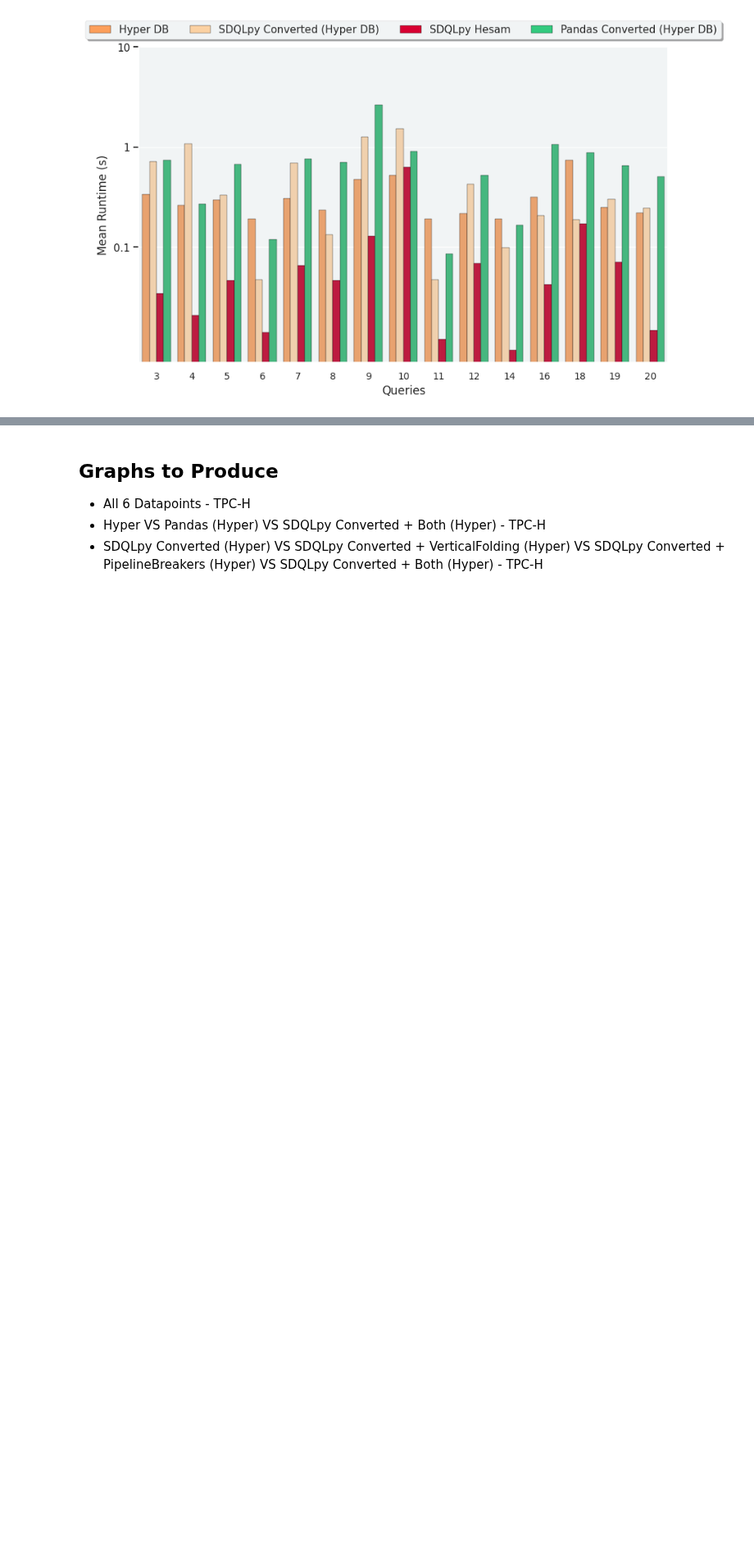
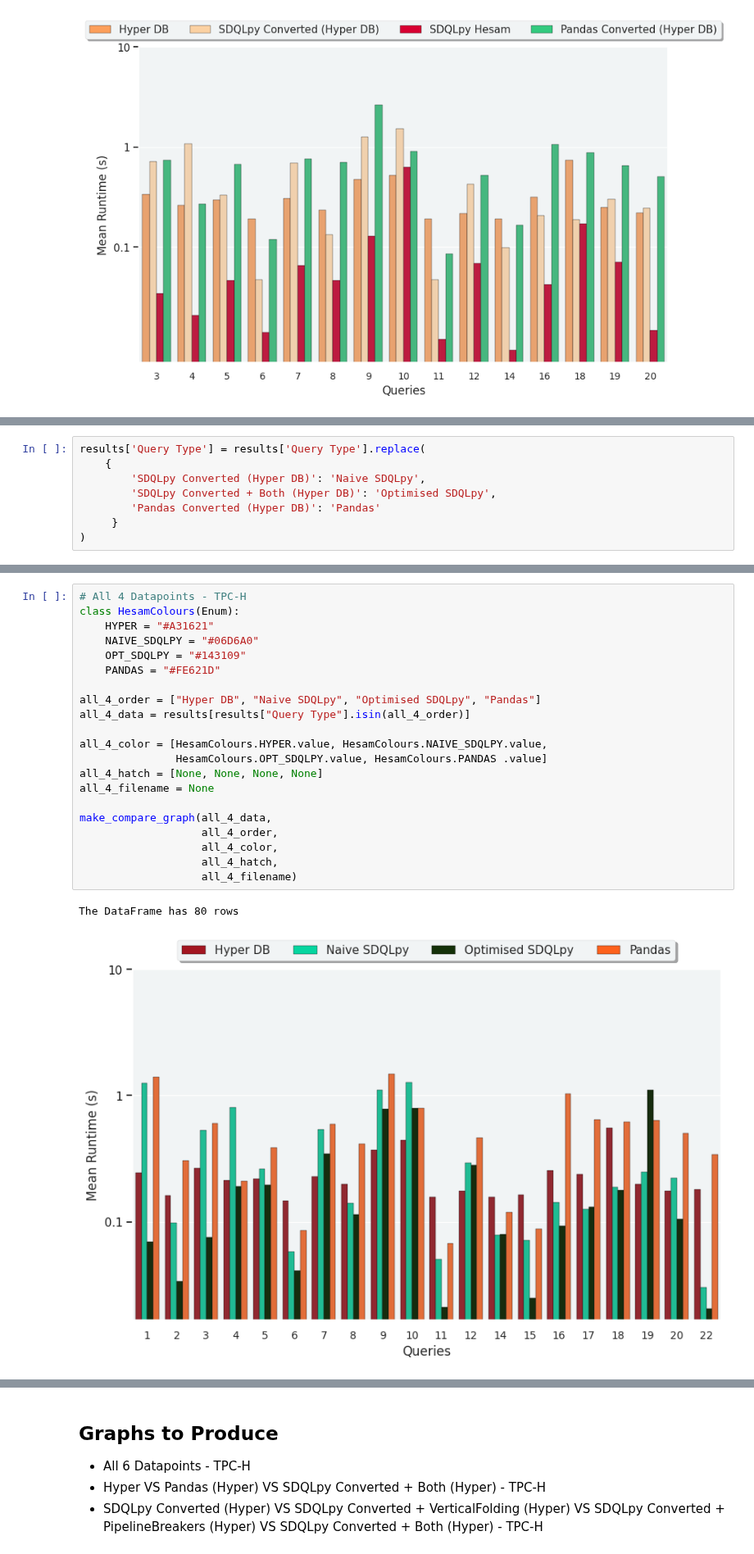
Before and after one commit to groegercesg/QueryBridge, a Jupyter notebook: benchmarking/notebooks/year2_analysis.ipynb, the cells around one changed output, grey strips where cells are left out. Shown at 82% size. Saved outputs shown, nothing was run; the diff lists cells and outputs as text; blank space fills up the shorter version.

```diff
--- a/benchmarking/notebooks/year2_analysis.ipynb
+++ b/benchmarking/notebooks/year2_analysis.ipynb
@@ -216,0 +221,8 @@ The DataFrame has 60 rows
+# %%
+results['Query Type'] = results['Query Type'].replace(
+    {
+        'SDQLpy Converted (Hyper DB)': 'Naive SDQLpy',
+        'SDQLpy Converted + Both (Hyper DB)': 'Optimised SDQLpy',
+        'Pandas Converted (Hyper DB)': 'Pandas'
+     }
+)
@@ -216,0 +245,24 @@ The DataFrame has 60 rows
+# %%
+# All 4 Datapoints - TPC-H
+class HesamColours(Enum):
+    HYPER = "#A31621"
+    NAIVE_SDQLPY = "#06D6A0"
+    OPT_SDQLPY = "#143109"
+    PANDAS = "#FE621D"
+
+all_4_order = ["Hyper DB", "Naive SDQLpy", "Optimised SDQLpy", "Pandas"]
+all_4_data = results[results["Query Type"].isin(all_4_order)]
+
+all_4_color = [HesamColours.HYPER.value, HesamColours.NAIVE_SDQLPY.value,
+               HesamColours.OPT_SDQLPY.value, HesamColours.PANDAS .value]
+all_4_hatch = [None, None, None, None]
+all_4_filename = None
+
+make_compare_graph(all_4_data,
+                   all_4_order,
+                   all_4_color,
+                   all_4_hatch,
+                   all_4_filename)
+# %% [output]
+The DataFrame has 80 rows
+[figure, added]
```
Also changed, not shown: parts of 6 cells of this notebook, 3 other files.
